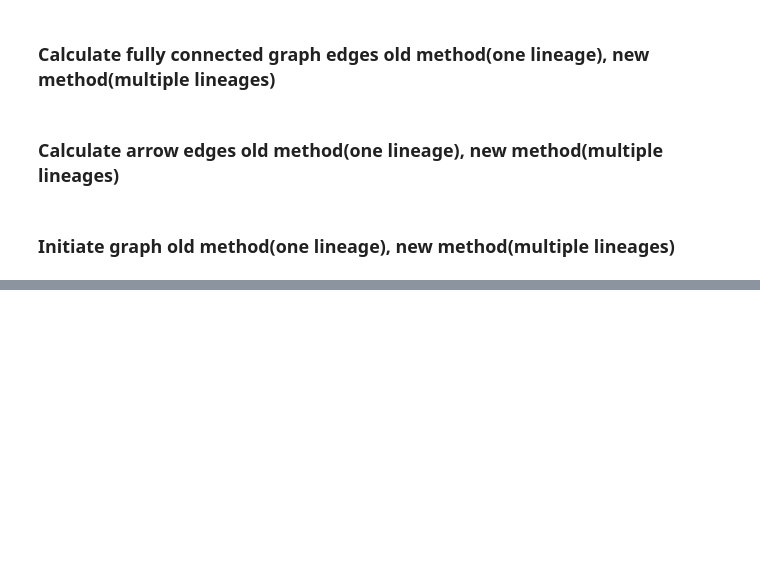
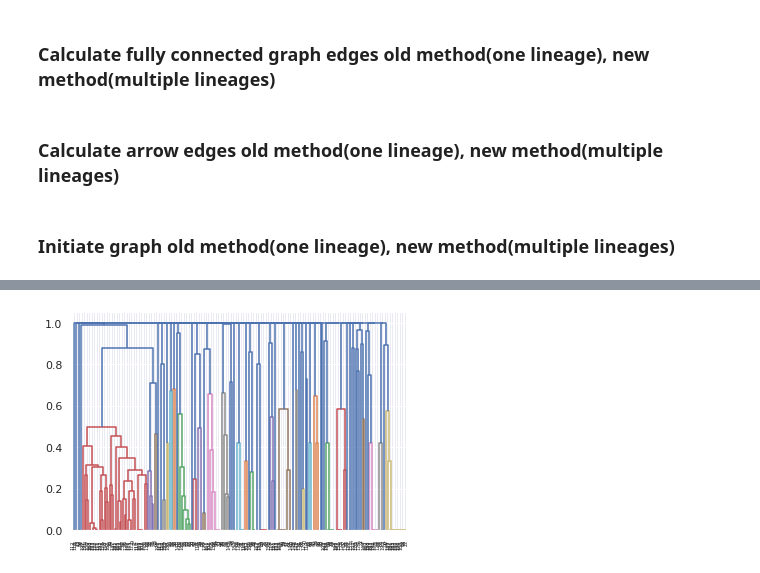
Before and after one commit to BiodataAnalysisGroup/BEEMUS, a Jupyter notebook: graph-analysis.ipynb, the cells around one changed output, grey strips where cells are left out. Cells and saved outputs as stored; diff of their text form; code cells hidden in the pictures; blank space fills up the shorter version.

```diff
--- a/graph-analysis.ipynb
+++ b/graph-analysis.ipynb
@@ -698,0 +763,17 @@ for i in nodes.index:
+# %%
+from sklearn.cluster import AgglomerativeClustering
+
+similarity = 1 - msa.mutual_info
+
+# setting distance_threshold=0 ensures we compute the full tree.
+model = AgglomerativeClustering(distance_threshold=0, n_clusters=None, affinity='precomputed', linkage='complete')
+
+model = model.fit(similarity)
+# plt.title("Hierarchical Clustering Dendrogram")
+# plot the top three levels of the dendrogram
+plot_dendrogram(model, truncate_mode="level", p=100)#, labels=sorted_edge_data)
+# plt.xlabel("Number of points in node (or index of point if no parenthesis).")
+plt.savefig('mutual_info-entropy/h-clustering-nodes_{}.pdf'.format('-'.join([str(k) for k in nodes_of_interest])))
+plt.show()
+# %% [output]
+[figure, added]
```
Also changed, not shown: parts of 15 cells of this notebook, 2 other files.
